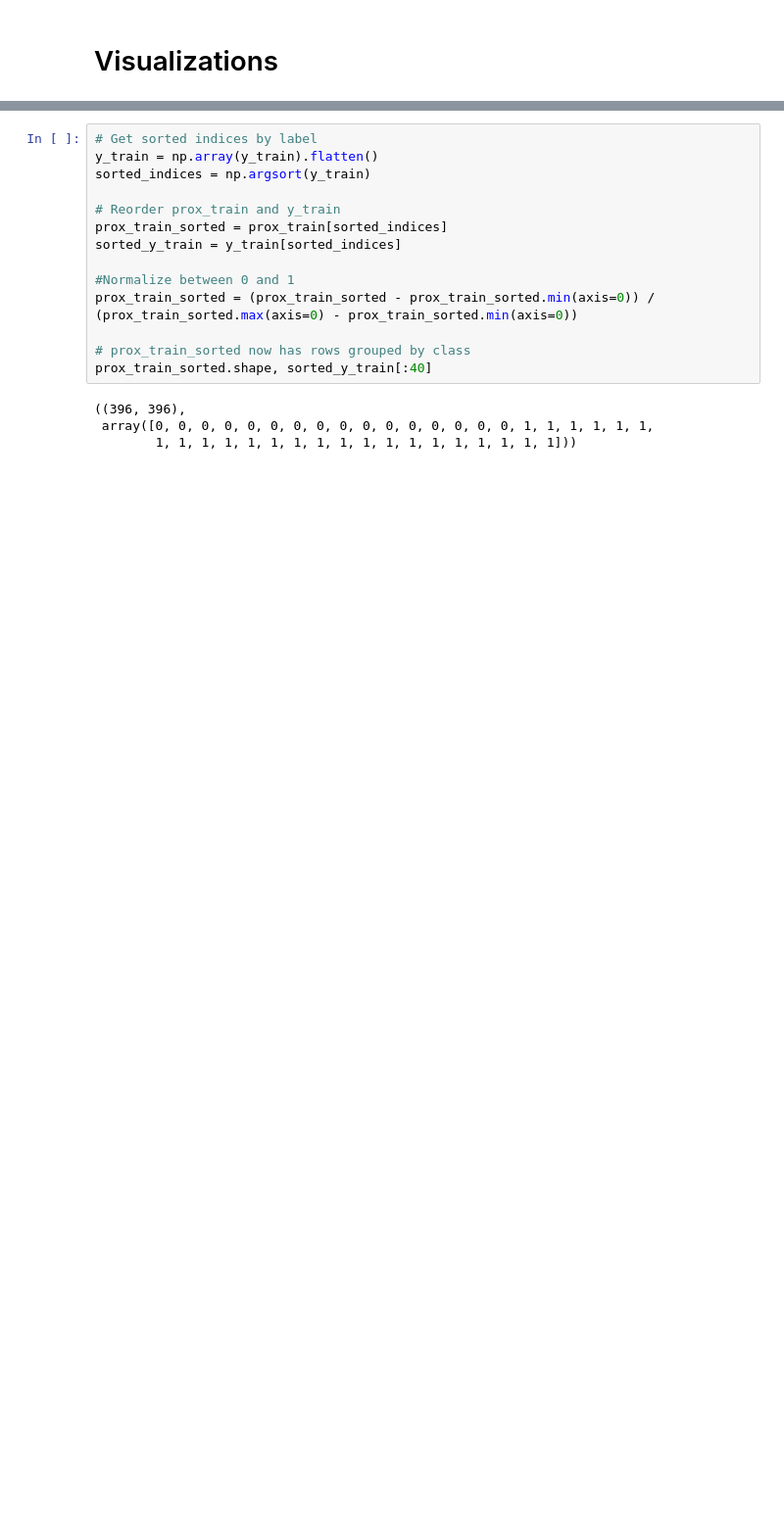
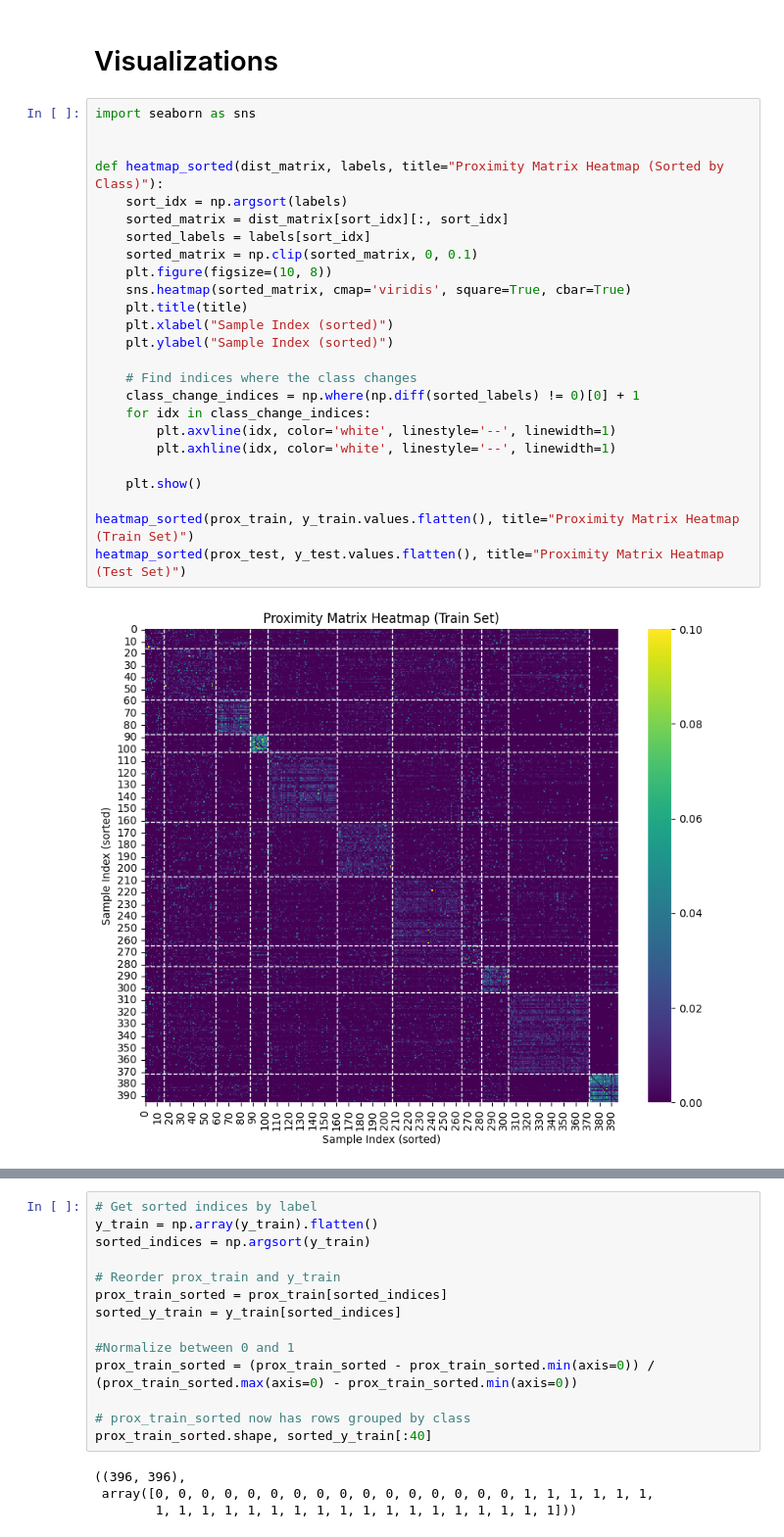
Before and after one commit to rustadadam/PF-GAP, a Jupyter notebook: experiments/rf_direct.ipynb, the cells around one changed output, grey strips where cells are left out. Shown: that part at 98% size. Drawn from its saved outputs; the diff is of its cells as text; blank space fills up the shorter version.

```diff
--- a/experiments/rf_direct.ipynb
+++ b/experiments/rf_direct.ipynb
@@ -114,2 +114,29 @@ knn.score(prox_test, y_test)
 # %% [markdown]
 # Visualizations
+# %%
+import seaborn as sns
+
+
+def heatmap_sorted(dist_matrix, labels, title="Proximity Matrix Heatmap (Sorted by Class)"):
+    sort_idx = np.argsort(labels)
+    sorted_matrix = dist_matrix[sort_idx][:, sort_idx]
+    sorted_labels = labels[sort_idx]
+    sorted_matrix = np.clip(sorted_matrix, 0, 0.1)
+    plt.figure(figsize=(10, 8))
+    sns.heatmap(sorted_matrix, cmap='viridis', square=True, cbar=True)
+    plt.title(title)
+    plt.xlabel("Sample Index (sorted)")
+    plt.ylabel("Sample Index (sorted)")
+
+    # Find indices where the class changes
+    class_change_indices = np.where(np.diff(sorted_labels) != 0)[0] + 1
+    for idx in class_change_indices:
+        plt.axvline(idx, color='white', linestyle='--', linewidth=1)
+        plt.axhline(idx, color='white', linestyle='--', linewidth=1)
+
+    plt.show()
+
+heatmap_sorted(prox_train, y_train.values.flatten(), title="Proximity Matrix Heatmap (Train Set)")
+heatmap_sorted(prox_test, y_test.values.flatten(), title="Proximity Matrix Heatmap (Test Set)")
+# %% [output]
+[figure, added]
```
Also changed, not shown: parts of 14 cells of this notebook.
